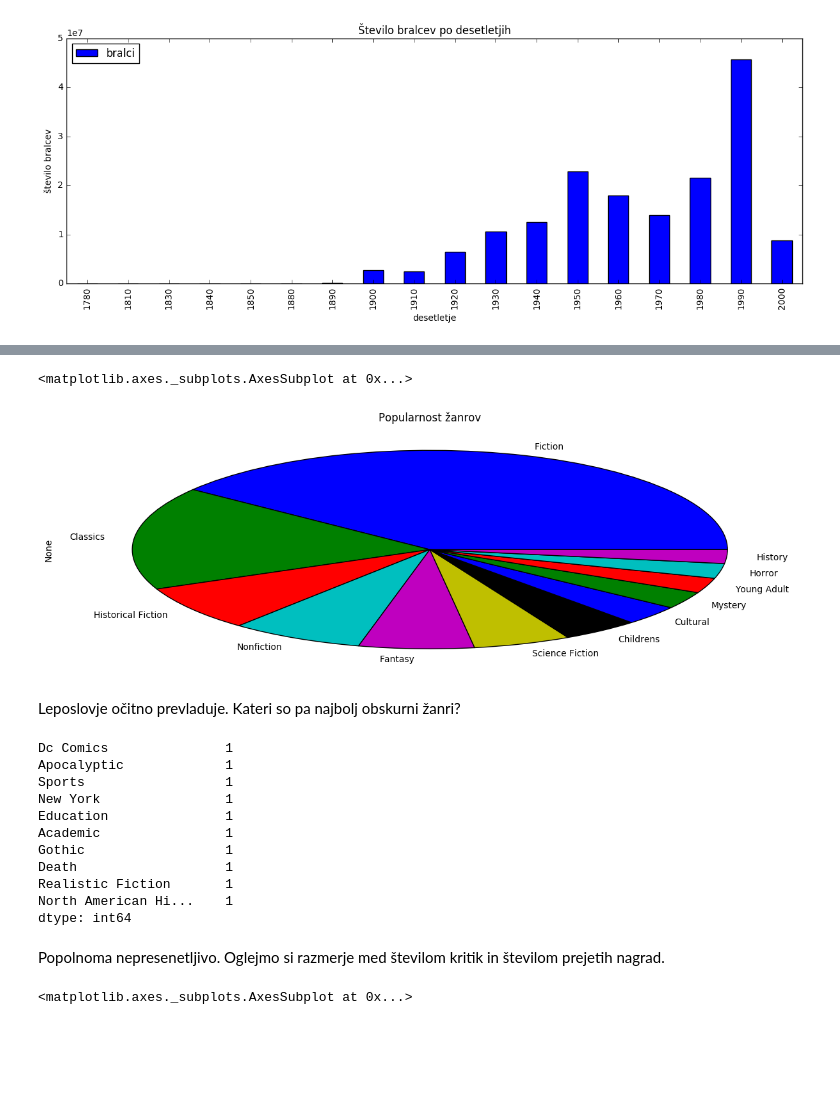
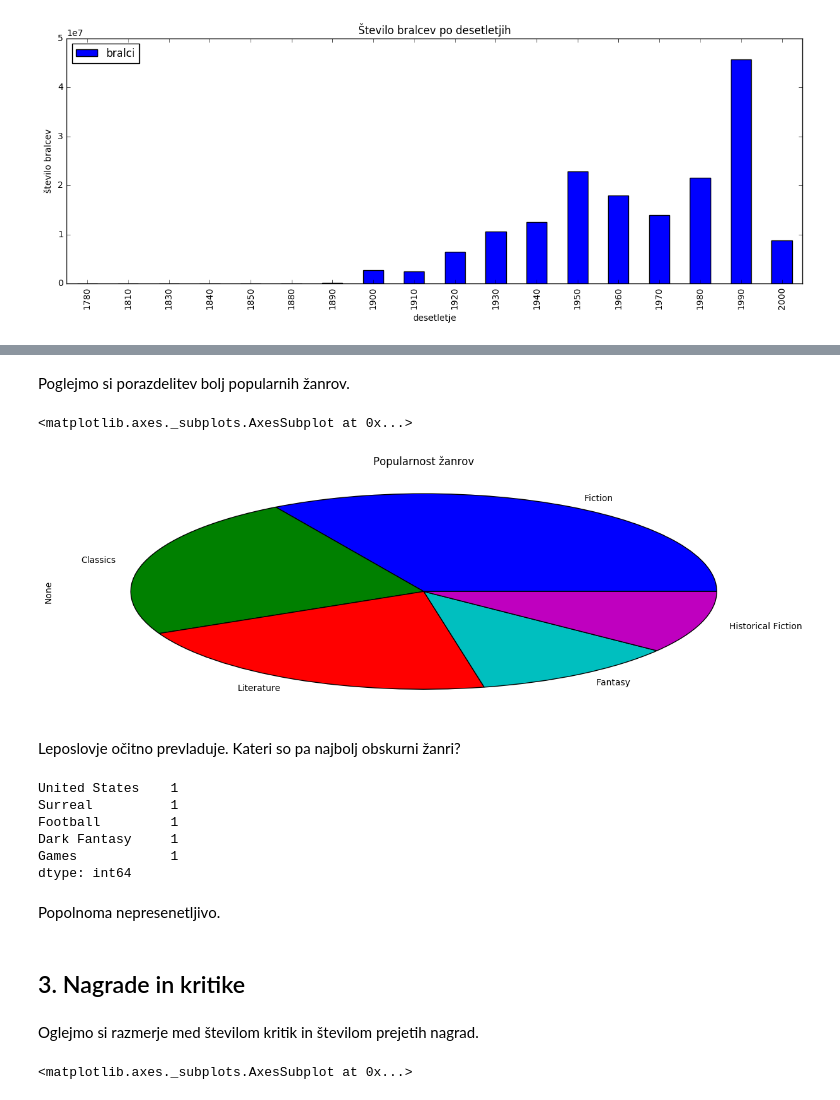
Before and after one commit to petrare/projekt-prog-1, a Jupyter notebook: Projekt-Goodreads.ipynb, the cells around one changed output, grey strips where cells are left out. Saved outputs shown, nothing was run; the diff lists cells and outputs as text; code cells hidden in the pictures; blank space fills up the shorter version.

```diff
--- a/Projekt-Goodreads.ipynb
+++ b/Projekt-Goodreads.ipynb
@@ -175,27 +219,28 @@ Kot pričakovano je največ uporabnikov bralo knjige iz 90ih, saj je iz tega obd
+# %% [markdown]
+Poglejmo si porazdelitev bolj popularnih žanrov.
 # %%
-popularnost_žanrov = knjige[['žanr1', 'žanr2']].stack().value_counts()
-popularnost_žanrov[popularnost_žanrov > 50].plot(kind='pie', title='Popularnost žanrov')
+popularnost_žanrov = zanri.stack().value_counts()
+popularnost_žanrov[popularnost_žanrov > 300].plot(kind='pie', title='Popularnost žanrov')
 # %% [output]
 <matplotlib.axes._subplots.AxesSubplot at 0x...>
-[figure, old version]
+[figure, new version]
 # %% [markdown]
 Leposlovje očitno prevladuje. Kateri so pa najbolj obskurni žanri?
 # %%
-popularnost_žanrov[-10:]
+popularnost_žanrov[-5:]
 # %% [output]
-Dc Comics               1
-Apocalyptic             1
-Sports                  1
-New York                1
-Education               1
-Academic                1
-Gothic                  1
-Death                   1
-Realistic Fiction       1
-North American Hi...    1
+United States    1
+Surreal          1
+Football         1
+Dark Fantasy     1
+Games            1
 dtype: int64
+# %% [markdown]
+Popolnoma nepresenetljivo.
+# %% [markdown]
+## 3. Nagrade in kritike
 # %% [markdown]
-Popolnoma nepresenetljivo. Oglejmo si razmerje med številom kritik in številom prejetih nagrad.
+Oglejmo si razmerje med številom kritik in številom prejetih nagrad.
 # %%
 knjige.sort_values('ocena', ascending = True).plot(x = 'ocena', y = 'nagrade', kind='scatter')
 # %% [output]
```
Also changed, not shown: parts of 27 cells of this notebook.
